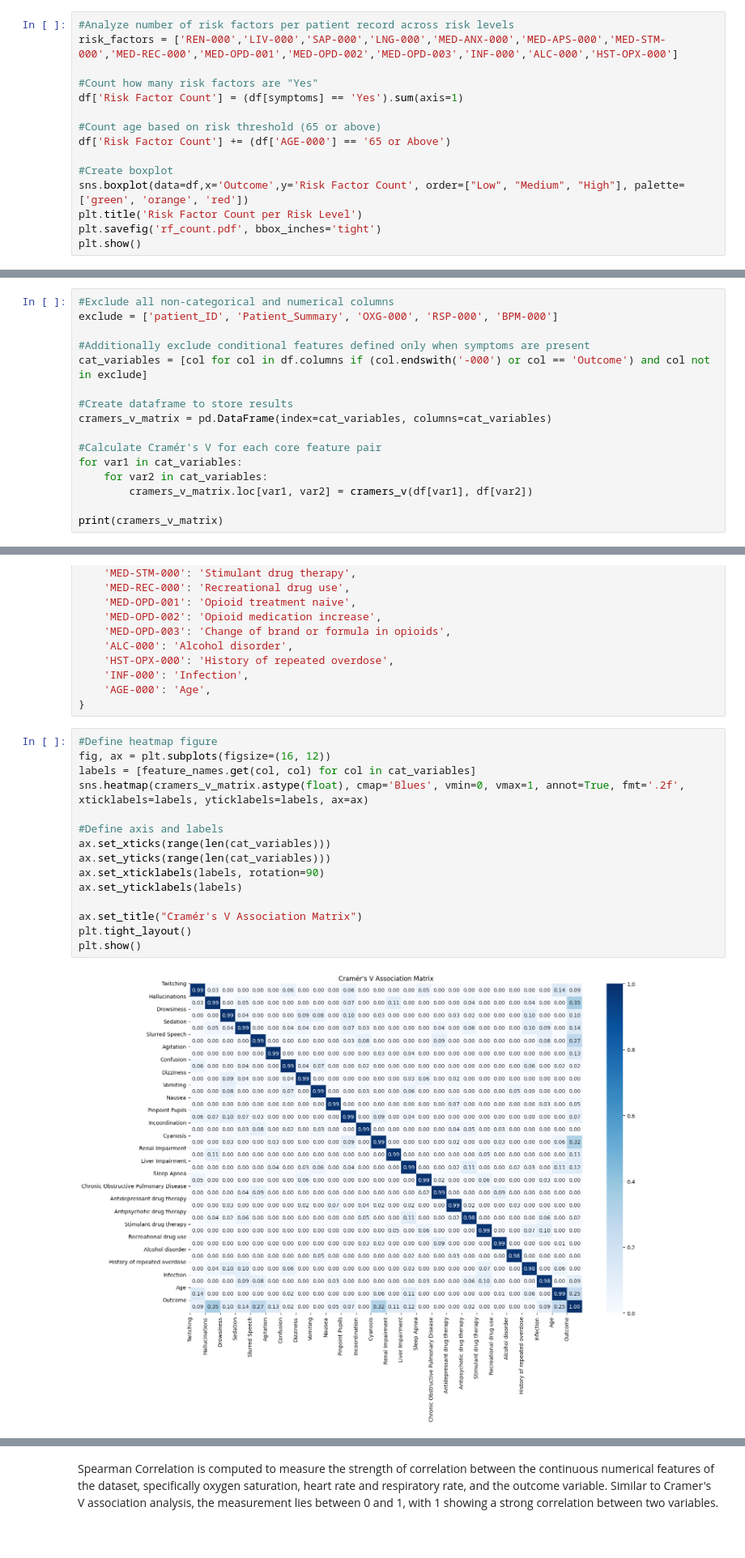
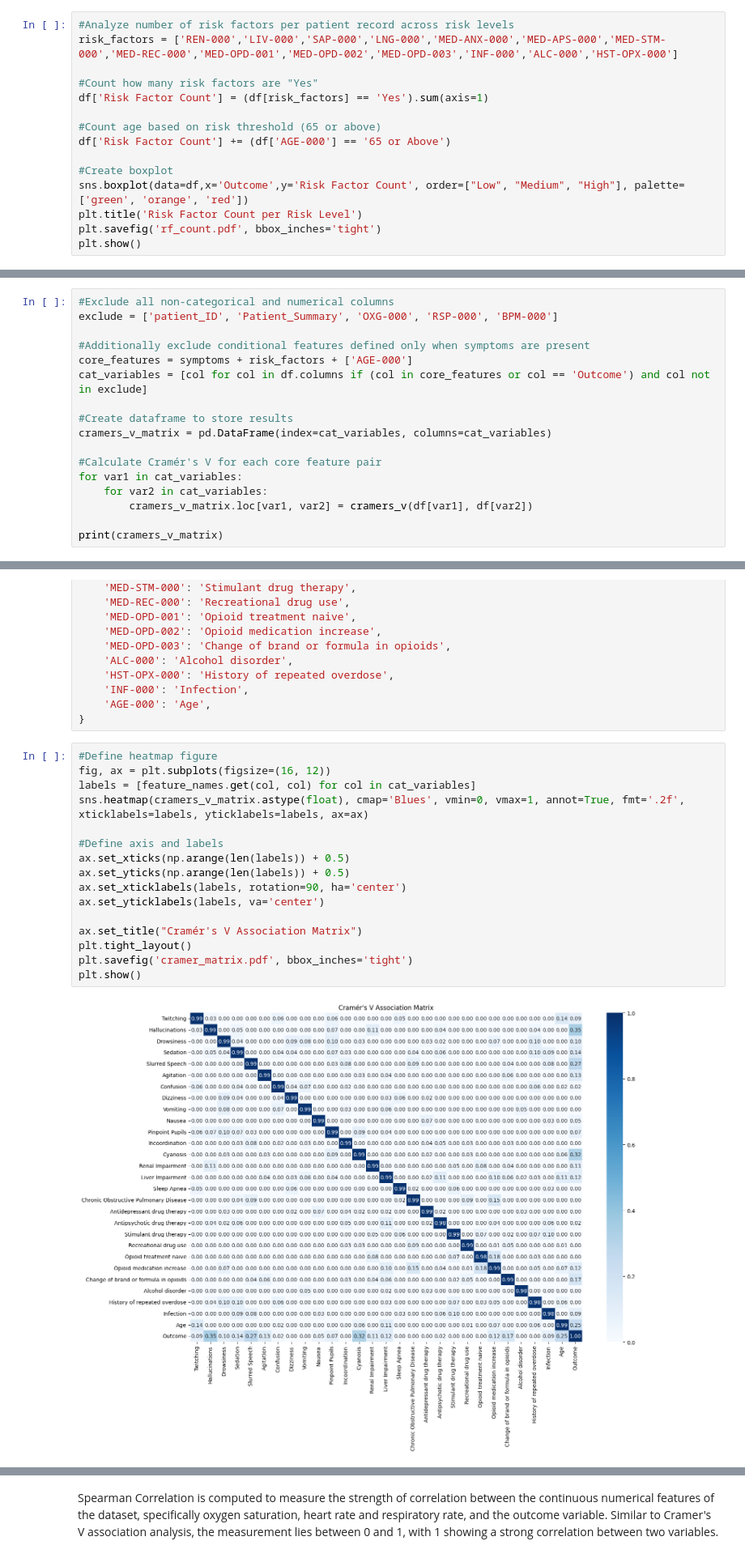
Before and after one commit to mluisab/master_thesis, a Jupyter notebook: dataset_analysis.ipynb, the cells around one changed output, grey strips where cells are left out. Shown at 81% size. Cells and saved outputs as stored; diff of their text form.

```diff
--- a/dataset_analysis.ipynb
+++ b/dataset_analysis.ipynb
@@ -281,7 +279,7 @@ This visualization represents how the symptom count is distributed across patien
 risk_factors = ['REN-000','LIV-000','SAP-000','LNG-000','MED-ANX-000','MED-APS-000','MED-STM-000','MED-REC-000','MED-OPD-001','MED-OPD-002','MED-OPD-003','INF-000','ALC-000','HST-OPX-000']
 
 #Count how many risk factors are "Yes"
-df['Risk Factor Count'] = (df[symptoms] == 'Yes').sum(axis=1)
+df['Risk Factor Count'] = (df[risk_factors] == 'Yes').sum(axis=1)
 
 #Count age based on risk threshold (65 or above)
 df['Risk Factor Count'] += (df['AGE-000'] == '65 or Above')
@@ -365,7 +361,8 @@ def cramers_v(x, y):
 exclude = ['patient_ID', 'Patient_Summary', 'OXG-000', 'RSP-000', 'BPM-000']
 
 #Additionally exclude conditional features defined only when symptoms are present
-cat_variables = [col for col in df.columns if (col.endswith('-000') or col == 'Outcome') and col not in exclude]
+core_features = symptoms + risk_factors + ['AGE-000']
+cat_variables = [col for col in df.columns if (col in core_features or col == 'Outcome') and col not in exclude]
 
 #Create dataframe to store results
 cramers_v_matrix = pd.DataFrame(index=cat_variables, columns=cat_variables)
@@ -429,20 +426,21 @@ feature_names = {
 # %%
 #Define heatmap figure
 fig, ax = plt.subplots(figsize=(16, 12))
 labels = [feature_names.get(col, col) for col in cat_variables]
 sns.heatmap(cramers_v_matrix.astype(float), cmap='Blues', vmin=0, vmax=1, annot=True, fmt='.2f', xticklabels=labels, yticklabels=labels, ax=ax)
 
 #Define axis and labels
-ax.set_xticks(range(len(cat_variables)))
-ax.set_yticks(range(len(cat_variables)))
-ax.set_xticklabels(labels, rotation=90)
-ax.set_yticklabels(labels)
+ax.set_xticks(np.arange(len(labels)) + 0.5)
+ax.set_yticks(np.arange(len(labels)) + 0.5)
+ax.set_xticklabels(labels, rotation=90, ha='center')
+ax.set_yticklabels(labels, va='center')
 
 ax.set_title("Cramér's V Association Matrix")
 plt.tight_layout()
+plt.savefig('cramer_matrix.pdf', bbox_inches='tight')
 plt.show()
 # %% [output]
-[figure, old version]
+[figure, new version]
 # %%
 #Visualize only association between core features and outcomes
 
```
Also changed, not shown: parts of 16 cells of this notebook, 4 other files.
